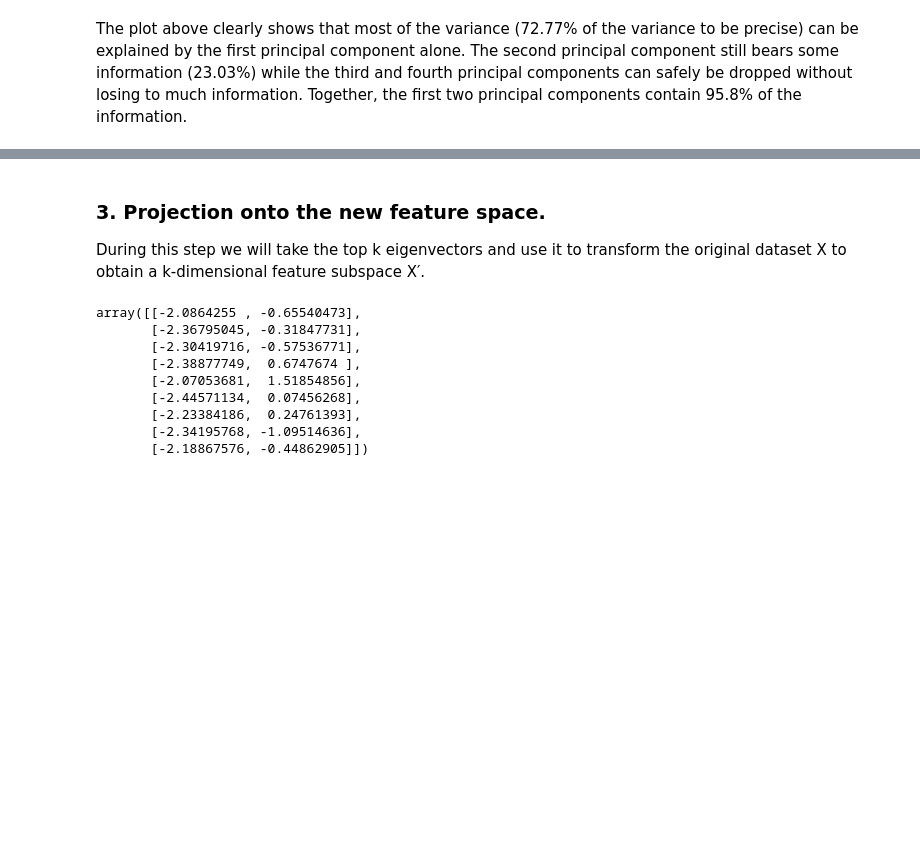
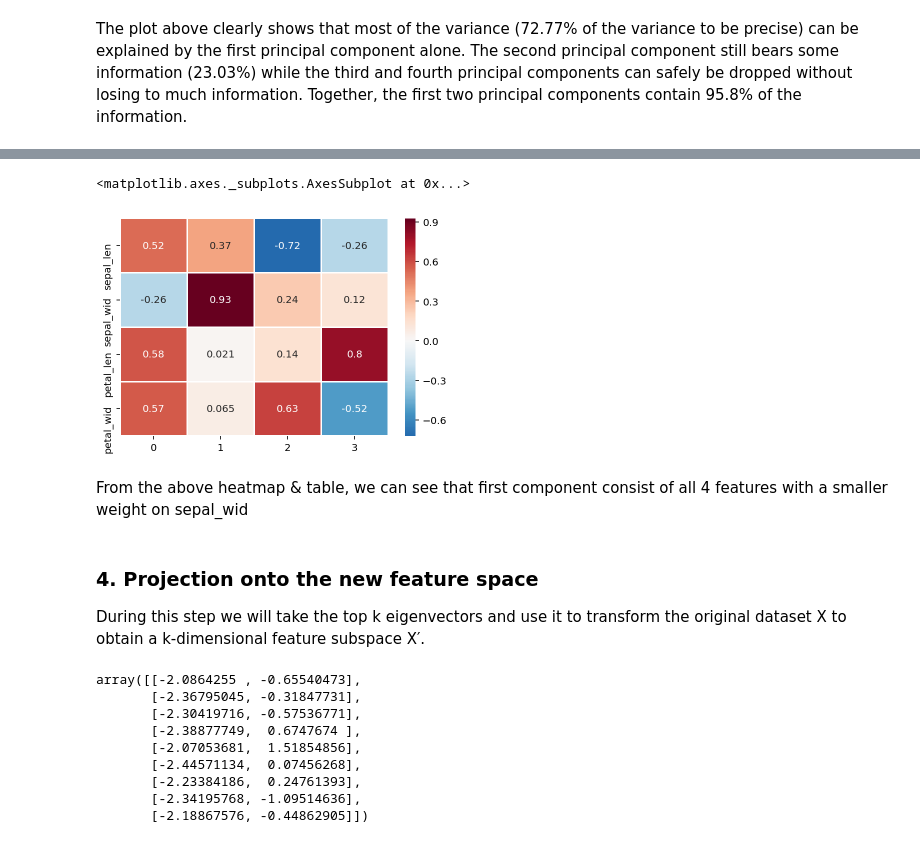
Before and after one commit to johnnychiuchiu/Machine-Learning, a Jupyter notebook: DimensionReduction/PrincipleComponentAnalysis/pca.ipynb, the cells around one changed output, grey strips where cells are left out. Drawn from its saved outputs; the diff is of its cells as text; code cells hidden in the pictures; blank space fills up the shorter version.

```diff
--- a/DimensionReduction/PrincipleComponentAnalysis/pca.ipynb
+++ b/DimensionReduction/PrincipleComponentAnalysis/pca.ipynb
@@ -270,0 +303,3 @@ The plot above clearly shows that most of the variance (72.77% of the variance t
+# %%
+PC_df = pd.DataFrame(my_pca.components_,columns=df.iloc[:,0:4].columns).transpose()
+PC_df
@@ -271,5 +312,14 @@ The plot above clearly shows that most of the variance (72.77% of the variance t
+# %%
+import seaborn as sns
+plt.figure(figsize=None) #(4,4)
+sns.heatmap(PC_df,cmap="RdBu_r",annot=PC_df.values, linewidths=1, center=0)
+# %% [output]
+<matplotlib.axes._subplots.AxesSubplot at 0x...>
+[figure, added]
+# %% [markdown]
+From the above heatmap & table, we can see that first component consist of all 4 features with a smaller weight on sepal_wid
 # %% [markdown]
-### 3. Projection onto the new feature space.
+### 4. Projection onto the new feature space
 During this step we will take the top k eigenvectors and use it to transform the original dataset X to obtain a k-dimensional feature subspace X′.
 # %%
 sklearn_pca = PCA(n_components=2)
```
Also changed, not shown: parts of 11 cells of this notebook.
